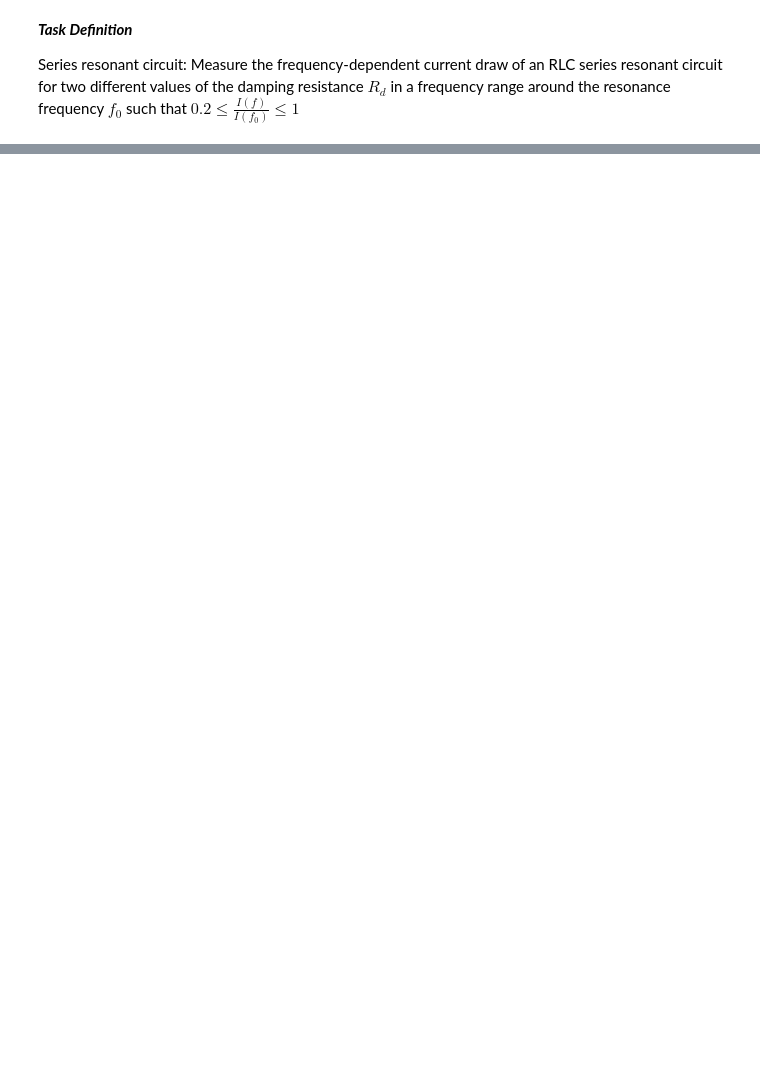
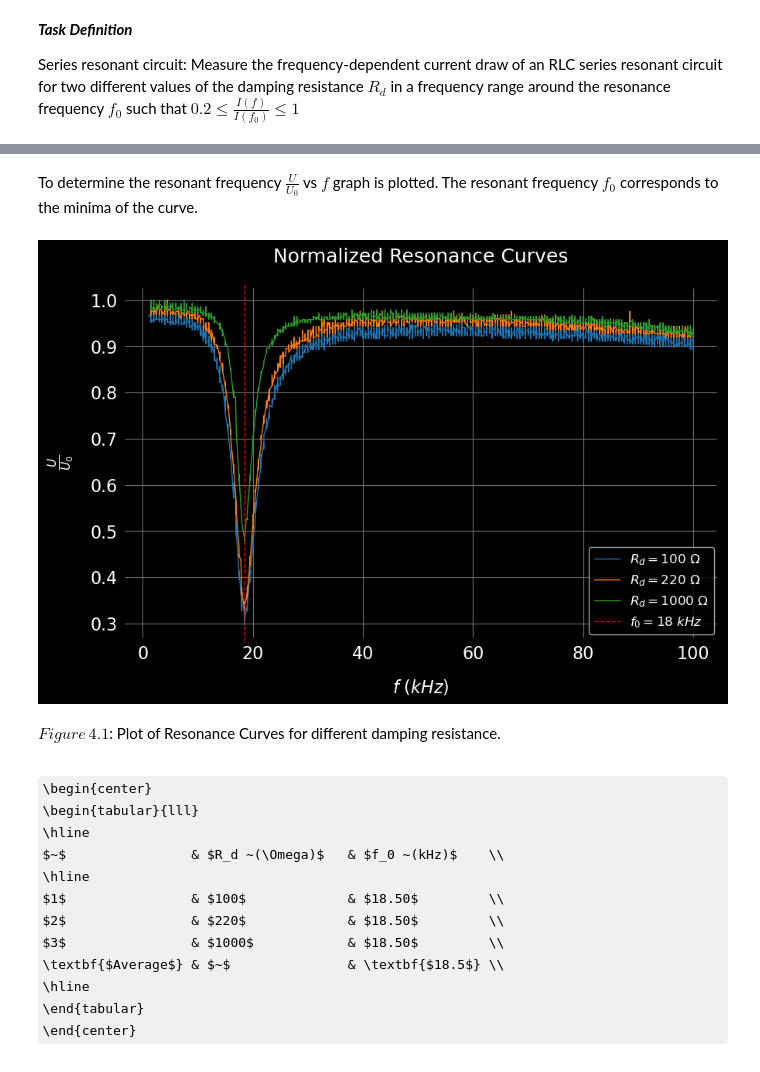
Before and after one commit to edhar98/Lab2, a Jupyter notebook: E12/E12He.ipynb, the cells around one changed output, grey strips where cells are left out. Drawn from its saved outputs; the diff is of its cells as text; code cells hidden in the pictures; some formulas as TeX source; blank space fills up the shorter version.

```diff
--- a/E12/E12He.ipynb
+++ b/E12/E12He.ipynb
@@ -411,0 +307,42 @@ Conclusion:
+# %% [markdown]
+To determine the resonant frequency $\frac{U}{U_0}$ vs $f$ graph is plotted. The resonant frequency $f_0$ corresponds to the minima of the curve.
+# %%
+#def fit_func(freq, L_arg, C_arg, R_arg):
+f_0_l = []
+table_data = [[r'$~$',r'$R_d ~(\Omega)$', r'$f_0 ~(kHz)$']]
+for i,df in enumerate(df_l):
+    f = f_l[i] * 1e-3  # Hz -> KHz
+    A = V_d_l[i]/V_d_l[i].max() # Normalized peak to peak I/I_0
+    plt.plot(f, A, label=(r'$R_d = %d ~\Omega$' % R_d_l[i]))
+    f_0 = f[A.argmin()]
+    f_0_l.append(f_0)
+    table_data.append([r'$%d$' % (i+1), r'$%d$' % R_d_l[i], r'$%.2f$' % f_0])
+    #plt.scatter(f_0, A.min(), marker='x', label='$f_0 = %d ~kHz$'%f_0)
+
+plt.axvline(np.mean(f_0_l), color='r', linestyle='--', label='$f_0 = %d ~kHz$'%np.mean(f_0_l))
+plt.xlabel(r'$f$ ($kHz$)')
+plt.ylabel(r'$\frac{U}{U_0}$')
+plt.title('Normalized Resonance Curves')
+plt.legend()
+plt.grid(True)
+plt.show()
+dy(Lx(r'$Figure\, 4.1$: Plot of Resonance Curves for different damping resistance.'))
+
+table_data.append([r'\textbf{$Average$}', '$~$', r'\textbf{$%.1f$}'%np.mean(f_0_l)])
+table = tabulate.tabulate(table_data, tablefmt='latex_raw', headers="firstrow")
+dy(Lx('\\begin{center}\n' + table + '\n\end{center}'))
+# %% [output]
+[figure, added]
+$Figure\, 4.1$: Plot of Resonance Curves for different damping resistance.
+\begin{center}
+\begin{tabular}{lll}
+\hline
+ $~$                & $R_d ~(\Omega)$   & $f_0 ~(kHz)$    \\
+\hline
+ $1$                & $100$             & $18.50$         \\
+ $2$                & $220$             & $18.50$         \\
+ $3$                & $1000$            & $18.50$         \\
+ \textbf{$Average$} & $~$               & \textbf{$18.5$} \\
+\hline
+\end{tabular}
+\end{center}
```
Also changed, not shown: parts of 37 cells of this notebook, 13 other files.
